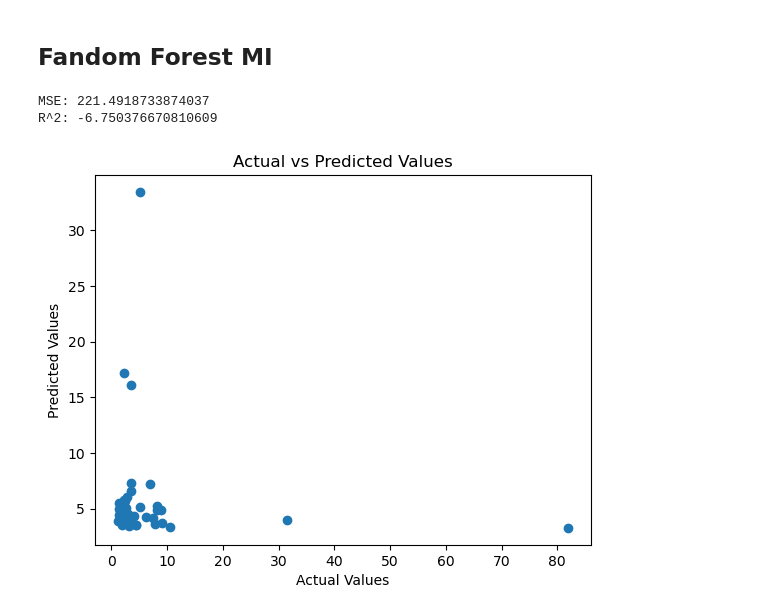
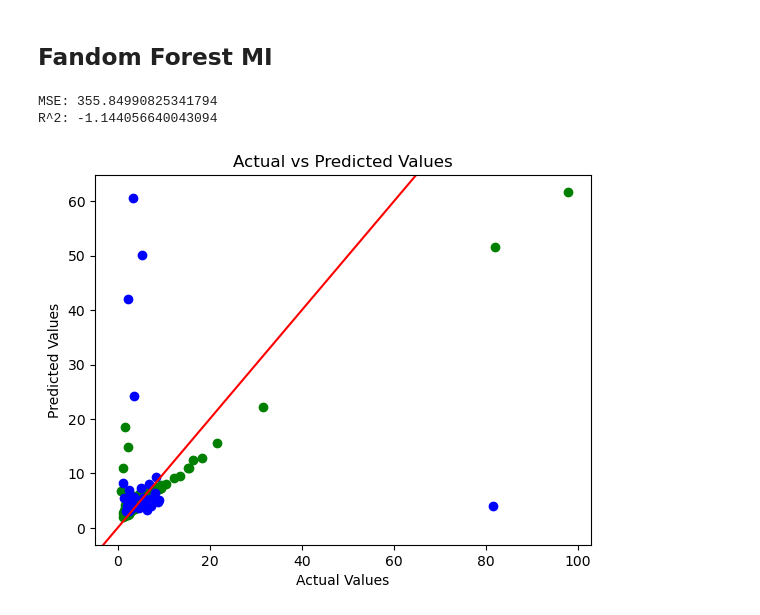
Before and after one commit to tylersmed/LCA_Machine_Learning, a Jupyter notebook: recreating-paper/random_forest_model.ipynb, the cells around one changed output. Saved outputs shown, nothing was run; the diff lists cells and outputs as text; code cells hidden in the pictures.

```diff
--- a/recreating-paper/random_forest_model.ipynb
+++ b/recreating-paper/random_forest_model.ipynb
@@ -12,7 +12,7 @@ from sklearn.ensemble import RandomForestRegressor
 from sklearn.model_selection import train_test_split
 from sklearn.metrics import mean_squared_error, r2_score
 # %%
-full_df = pd.read_csv('data/preprocessed_normalized_GWP.csv')
+full_df = pd.read_csv('data/filtered_normalized.csv')
 pca_df = pd.read_csv('data/PCA_components_GWP.csv')
 mi_df = pd.read_csv('data/MI_variables.csv')
 # %% [markdown]
@@ -24,8 +24,9 @@ X_full_train, X_full_test, y_full_train, y_full_test = train_test_split(X_full,
 # %%
-rf = RandomForestRegressor(n_estimators= 500)
+rf = RandomForestRegressor(n_estimators = 300, criterion='poisson')
 
 rf.fit(X_full_train, y_full_train)
 full_pred = rf.predict(X_full_test)
+full_pred_train = rf.predict(X_full_train)
 
 print("MSE:", mean_squared_error(full_pred, y_full_test))
 print("R^2:", r2_score(full_pred, y_full_test))
@@ -72,17 +79,20 @@ X_mi_train, X_mi_test, y_mi_train, y_mi_test = train_test_split(X_mi, y_mi, test
 # %%
 rf.fit(X_mi_train, y_mi_train)
 mi_pred = rf.predict(X_mi_test)
+mi_pred_train = rf.predict(X_mi_train)
 
 print("MSE:", mean_squared_error(mi_pred, y_mi_test))
 print("R^2:", r2_score(mi_pred, y_mi_test))
 # %% [output]
-MSE: 221.4918733874037
-R^2: -6.750376670810609
+MSE: 355.84990825341794
+R^2: -1.144056640043094
 # %%
-plt.scatter(y_mi_test, mi_pred)
+plt.scatter(y_mi_train, mi_pred_train, color='green')
+plt.scatter(y_mi_test, mi_pred, color='blue')
+plt.axline([0, 0], [1, 1], color='red')
 plt.xlabel('Actual Values')
 plt.ylabel('Predicted Values')
 plt.title('Actual vs Predicted Values')
 plt.show()
 # %% [output]
-[figure, old version]
+[figure, new version]
```
Also changed, not shown: parts of 7 cells of this notebook, 7 other files.
